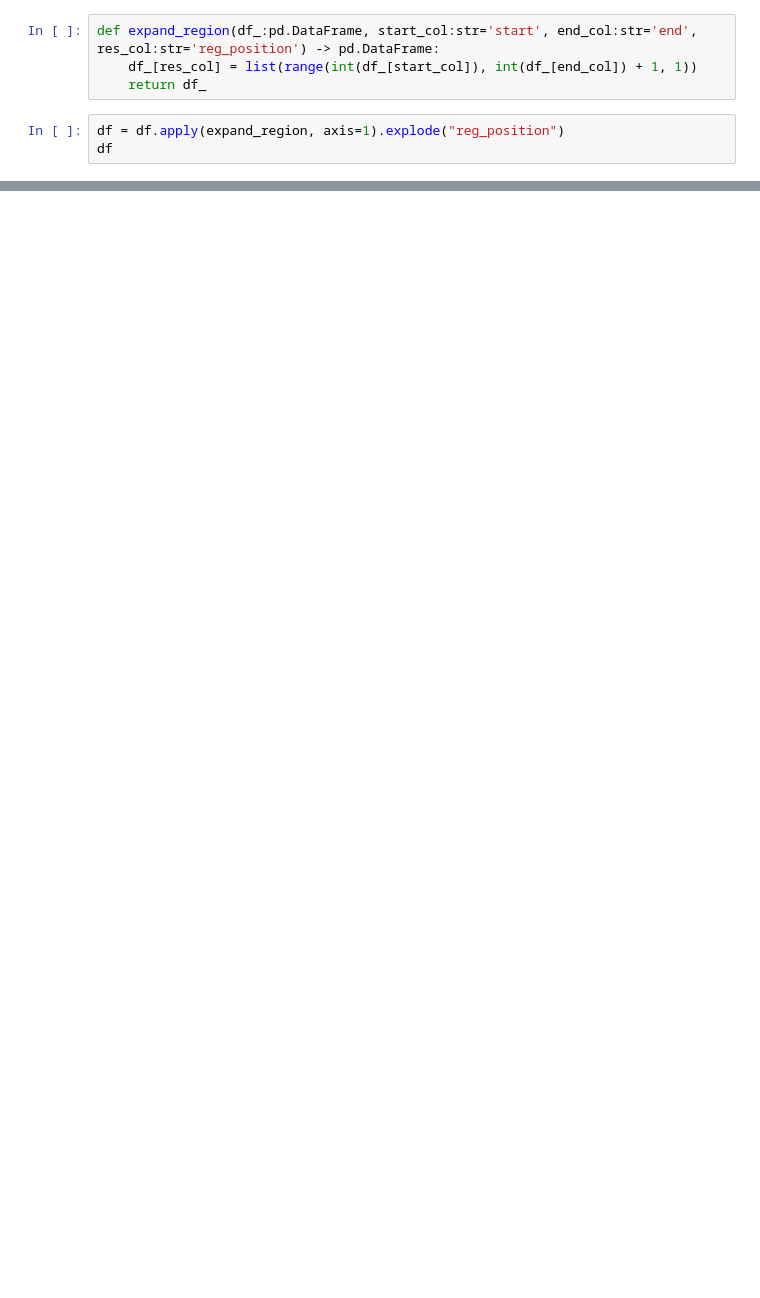
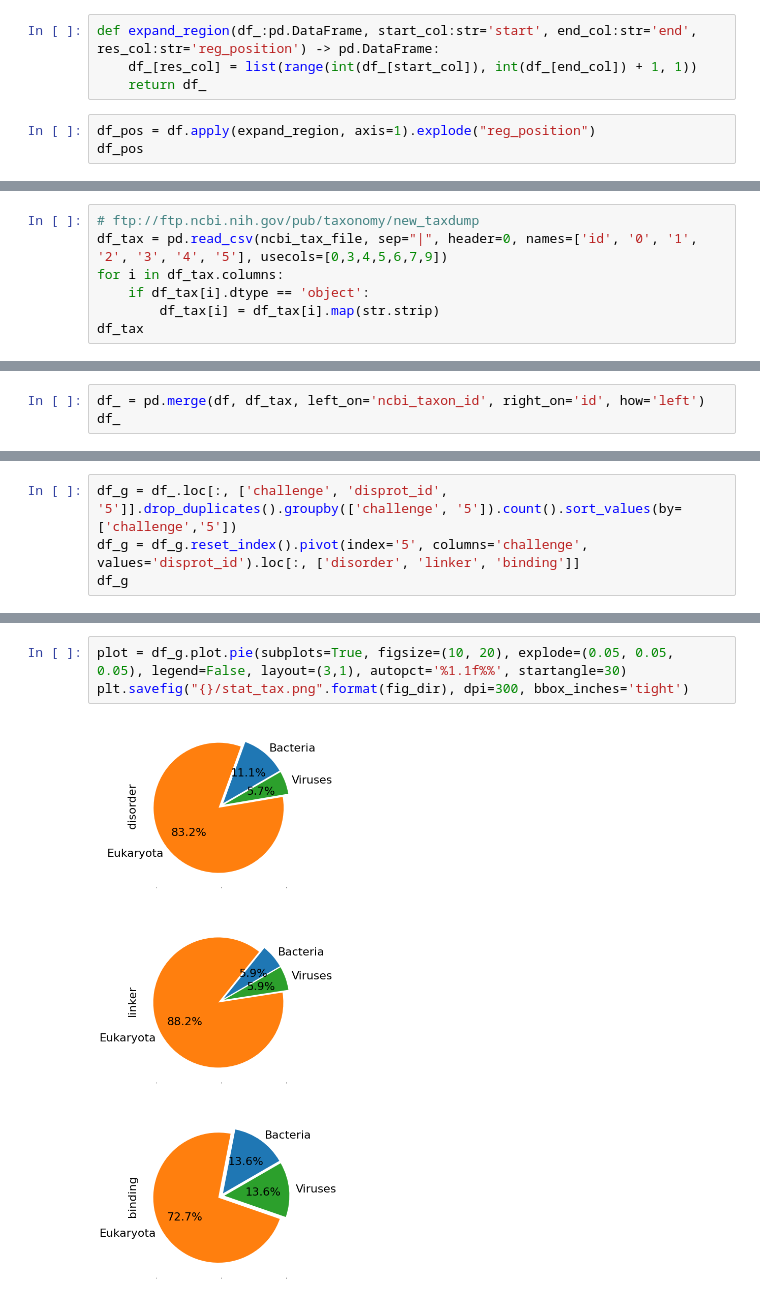
Before and after one commit to BioComputingUP/caid2-reference, a Jupyter notebook: src/references_stats.ipynb, the cells around one changed output, grey strips where cells are left out. Saved outputs shown, nothing was run; the diff lists cells and outputs as text; blank space fills up the shorter version.

Commit message:
Venn and taxonomy statistics

```diff
--- a/src/references_stats.ipynb
+++ b/src/references_stats.ipynb
@@ -163,5 +186,5 @@ def expand_region(df_:pd.DataFrame, start_col:str='start', end_col:str='end', re
     df_[res_col] = list(range(int(df_[start_col]), int(df_[end_col]) + 1, 1))
     return df_
 # %%
-df = df.apply(expand_region, axis=1).explode("reg_position")
-df
+df_pos = df.apply(expand_region, axis=1).explode("reg_position")
+df_pos
@@ -206,3 +242,10 @@ for challenge, df_g in df_ec.groupby('challenge'):
 [figure]
 [figure]
 [figure]
+# %%
+# ftp://ftp.ncbi.nih.gov/pub/taxonomy/new_taxdump
+df_tax = pd.read_csv(ncbi_tax_file, sep="|", header=0, names=['id', '0', '1', '2', '3', '4', '5'], usecols=[0,3,4,5,6,7,9])
+for i in df_tax.columns:
+    if df_tax[i].dtype == 'object':
+        df_tax[i] = df_tax[i].map(str.strip)
+df_tax
@@ -208,0 +271,3 @@ for challenge, df_g in df_ec.groupby('challenge'):
+# %%
+df_ = pd.merge(df, df_tax, left_on='ncbi_taxon_id', right_on='id', how='left')
+df_
@@ -208,0 +288,4 @@ for challenge, df_g in df_ec.groupby('challenge'):
+# %%
+df_g = df_.loc[:, ['challenge', 'disprot_id', '5']].drop_duplicates().groupby(['challenge', '5']).count().sort_values(by=['challenge','5'])
+df_g = df_g.reset_index().pivot(index='5', columns='challenge', values='disprot_id').loc[:, ['disorder', 'linker', 'binding']]
+df_g
@@ -208,0 +298,5 @@ for challenge, df_g in df_ec.groupby('challenge'):
+# %%
+plot = df_g.plot.pie(subplots=True, figsize=(10, 20), explode=(0.05, 0.05, 0.05), legend=False, layout=(3,1), autopct='%1.1f%%', startangle=30)
+plt.savefig("{}/stat_tax.png".format(fig_dir), dpi=300, bbox_inches='tight')
+# %% [output]
+[figure, added]
```
Also changed, not shown: parts of 14 cells of this notebook, 1 other file.
